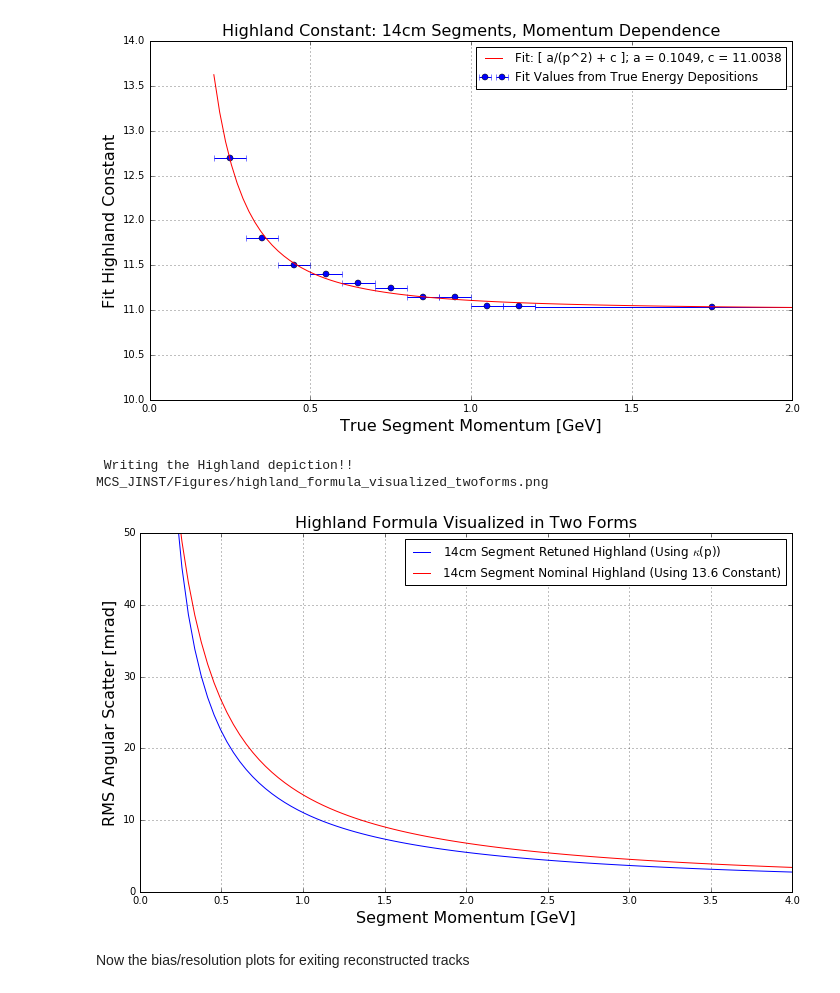
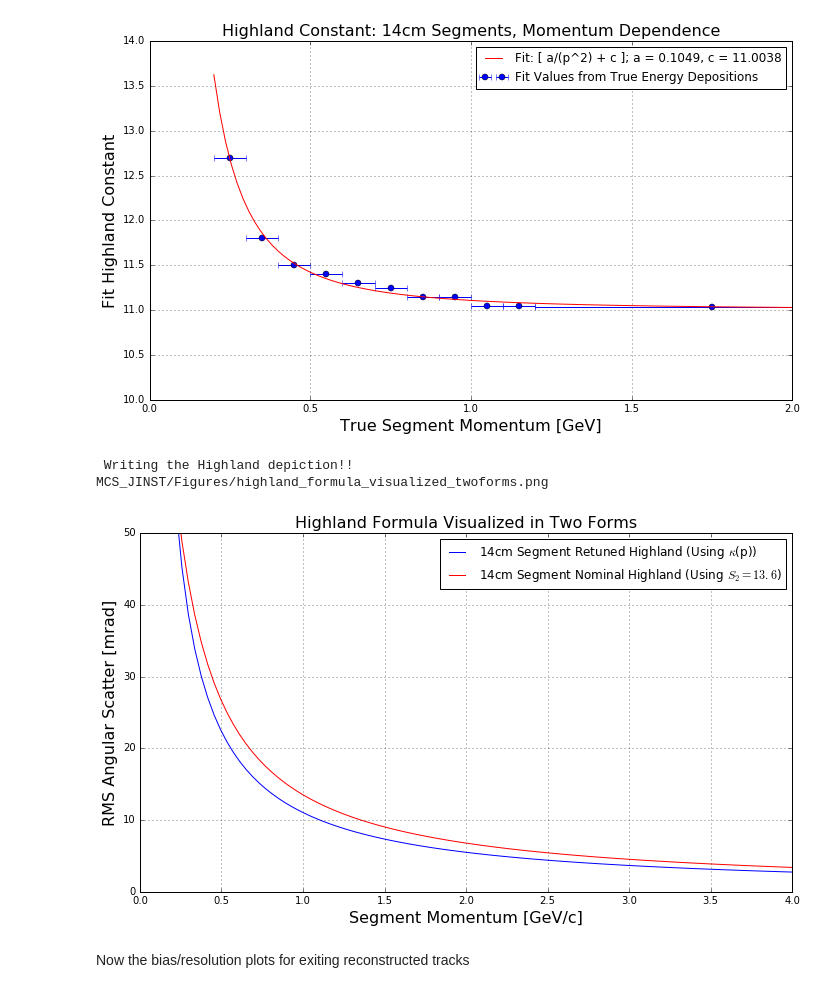
Before and after one commit to kaleko/MCS_Technote, a Jupyter notebook: JINST_figures.ipynb, the cells around one changed output. Saved outputs shown, nothing was run; the diff lists cells and outputs as text; code cells hidden in the pictures.

```diff
--- a/JINST_figures.ipynb
+++ b/JINST_figures.ipynb
@@ -889,36 +905,36 @@ def func(x,a,c):
 
 def highland_modified(p):
     a = 0.1049
     c = 11.0038
     return func(p,a,c)/p*beta(p)
 
 def highland_normal(p):
     return 13.6 / p*beta(p)
 
 
 myps = np.linspace(0.1,4,100)
 myhl = highland_modified(myps)
 myhl_normal = highland_normal(myps)
 
 plt.figure(figsize=(10,6))
 plt.plot(myps,myhl,'b',label='14cm Segment Retuned Highland (Using $\kappa$(p))')
-plt.plot(myps,myhl_normal,'r',label='14cm Segment Nominal Highland (Using 13.6 Constant)')
+plt.plot(myps,myhl_normal,'r',label='14cm Segment Nominal Highland (Using $S_2=13.6$)')
 plt.legend()
 plt.grid(True)
 plt.ylim((0,50))
-plt.xlabel('Segment Momentum [GeV]',fontsize=16)
+plt.xlabel('Segment Momentum [GeV/c]',fontsize=16)
 plt.ylabel('RMS Angular Scatter [mrad]',fontsize=16)
 plt.title('Highland Formula Visualized in Two Forms',fontsize=16)
 
 
 if write_figures is not None:
     plotname = 'highland_formula_visualized_twoforms.png'
     print " \n\n Writing the Highland depiction!! %s\n\n" % (figdir+plotname)
     plt.tight_layout()
     plt.savefig(figdir + plotname,dpi=600)
 # %% [output]
  Writing the Highland depiction!! MCS_JINST/Figures/highland_formula_visualized_twoforms.png
-[figure, old version]
+[figure, new version]
 # %% [markdown]
 Now the bias/resolution plots for exiting reconstructed tracks
 # %%
```
Also changed, not shown: parts of 8 cells of this notebook, 18 other files.
